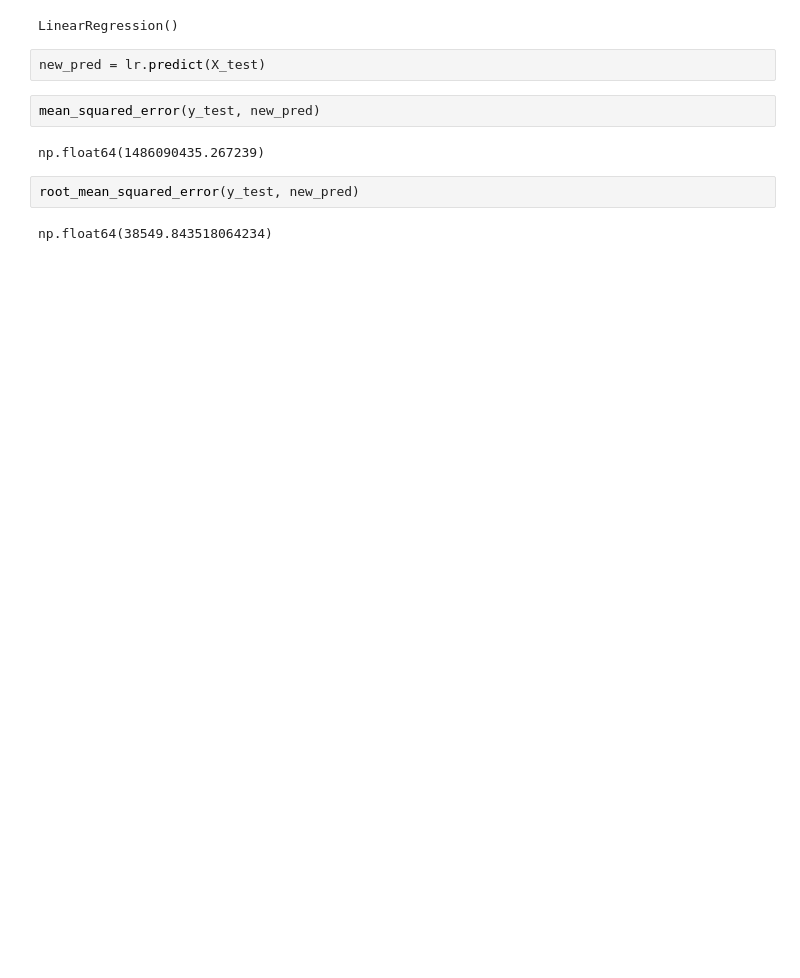
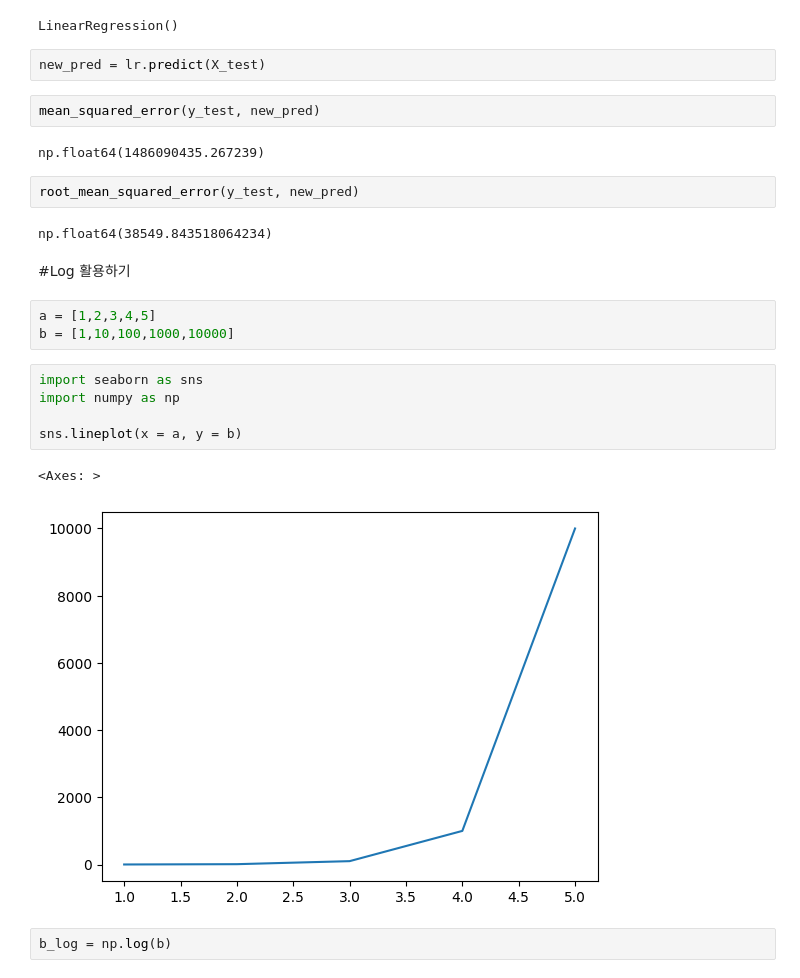
Before and after one commit to happyKJE/data-analysis-notebooks, a Jupyter notebook: House_Rent_금액_예측모델.ipynb, the cells around one changed output. Cells and saved outputs as stored; diff of their text form; blank space fills up the shorter version.

```diff
--- a/House_Rent_금액_예측모델.ipynb
+++ b/House_Rent_금액_예측모델.ipynb
@@ -386,3 +386,18 @@ np.float64(1486090435.267239)
 root_mean_squared_error(y_test, new_pred)
 # %% [output]
 np.float64(38549.843518064234)
+# %% [markdown]
+#Log 활용하기
+# %%
+a = [1,2,3,4,5]
+b = [1,10,100,1000,10000]
+# %%
+import seaborn as sns
+import numpy as np
+
+sns.lineplot(x = a, y = b)
+# %% [output]
+<Axes: >
+[figure, added]
+# %%
+b_log = np.log(b)
```
Also changed, not shown: parts of 9 cells of this notebook.
